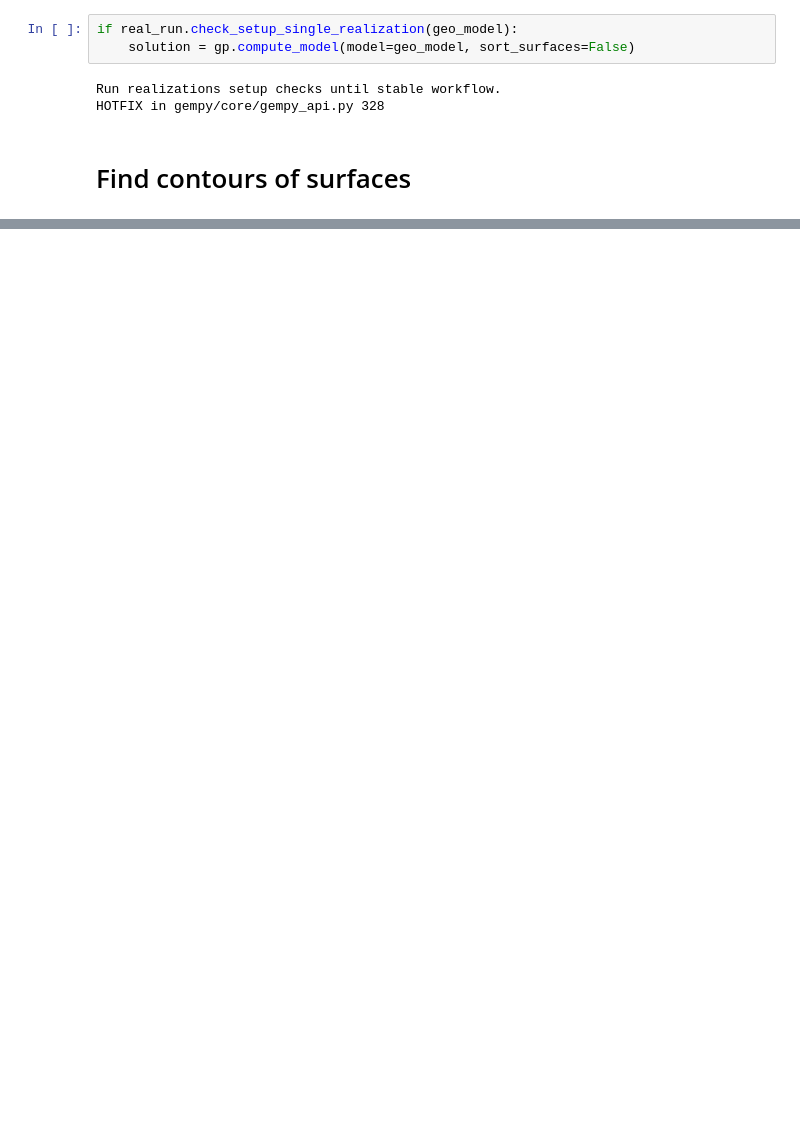
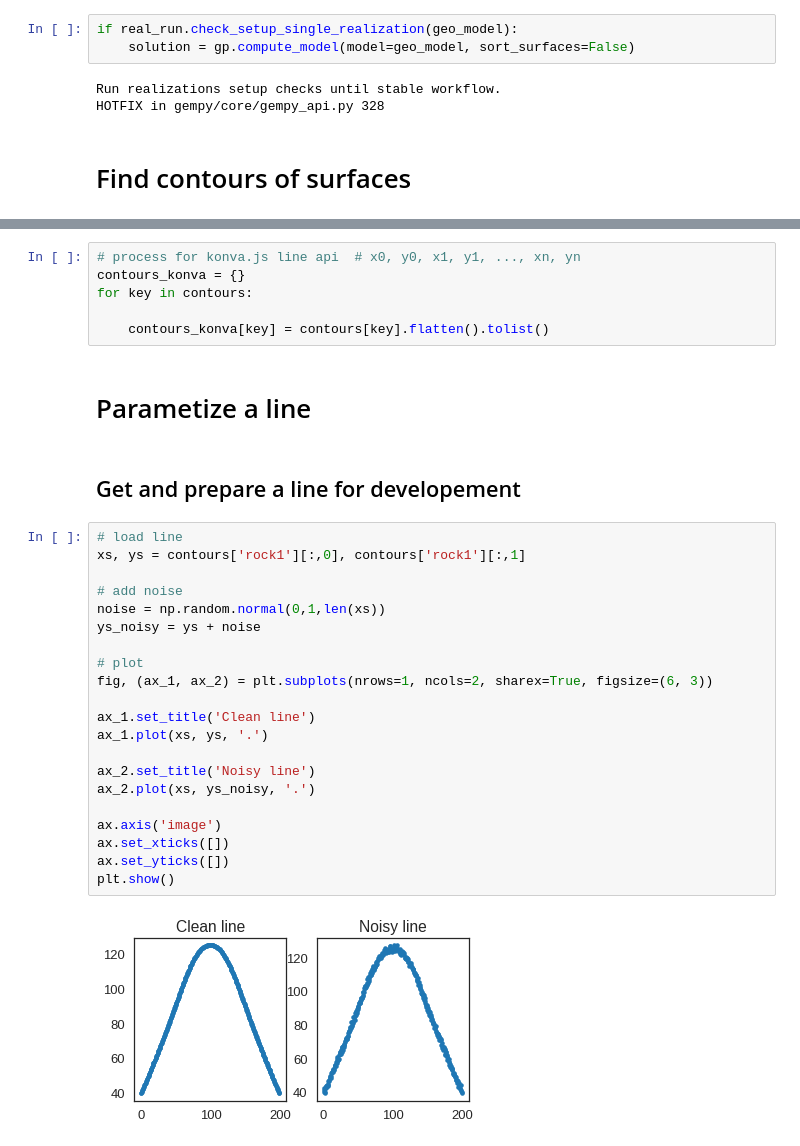
Before and after one commit to TrellixVulnTeam/gempy-notebooks_Q97W, a Jupyter notebook: server-gempy/workflow-v5.ipynb, the cells around one changed output, grey strips where cells are left out. Drawn from its saved outputs; the diff is of its cells as text; blank space fills up the shorter version.

```diff
--- a/server-gempy/workflow-v5.ipynb
+++ b/server-gempy/workflow-v5.ipynb
@@ -172,0 +174,33 @@ plt.show()
+# %%
+# process for konva.js line api  # x0, y0, x1, y1, ..., xn, yn
+contours_konva = {}
+for key in contours:
+
+    contours_konva[key] = contours[key].flatten().tolist()
+# %% [markdown]
+# Parametize a line
+# %% [markdown]
+## Get and prepare a line for developement
+# %%
+# load line
+xs, ys = contours['rock1'][:,0], contours['rock1'][:,1]
+
+# add noise
+noise = np.random.normal(0,1,len(xs))
+ys_noisy = ys + noise
+
+# plot
+fig, (ax_1, ax_2) = plt.subplots(nrows=1, ncols=2, sharex=True, figsize=(6, 3))
+
+ax_1.set_title('Clean line')
+ax_1.plot(xs, ys, '.')
+
+ax_2.set_title('Noisy line')
+ax_2.plot(xs, ys_noisy, '.')
+
+ax.axis('image')
+ax.set_xticks([])
+ax.set_yticks([])
+plt.show()
+# %% [output]
+[figure, added]
```
Also changed, not shown: parts of 11 cells of this notebook, 1 other file.
